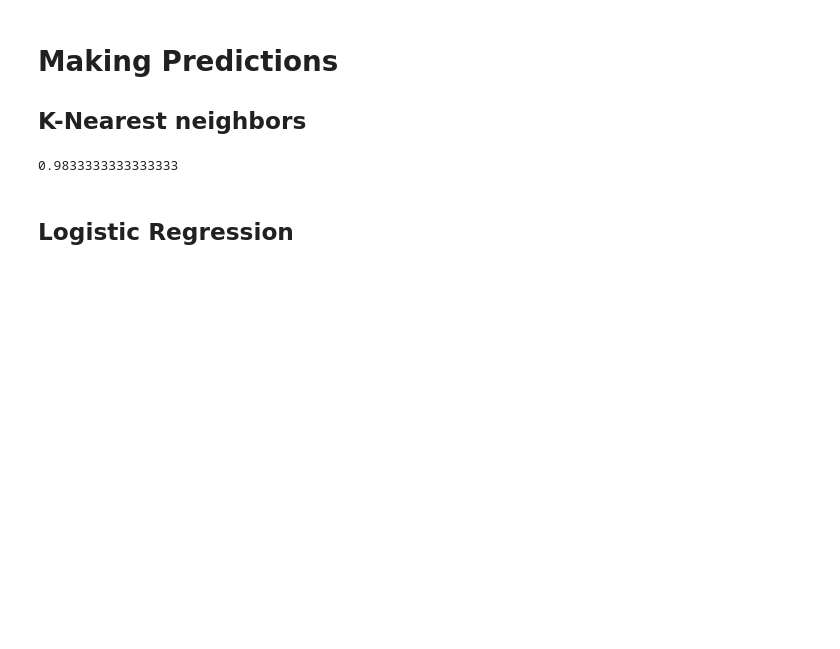
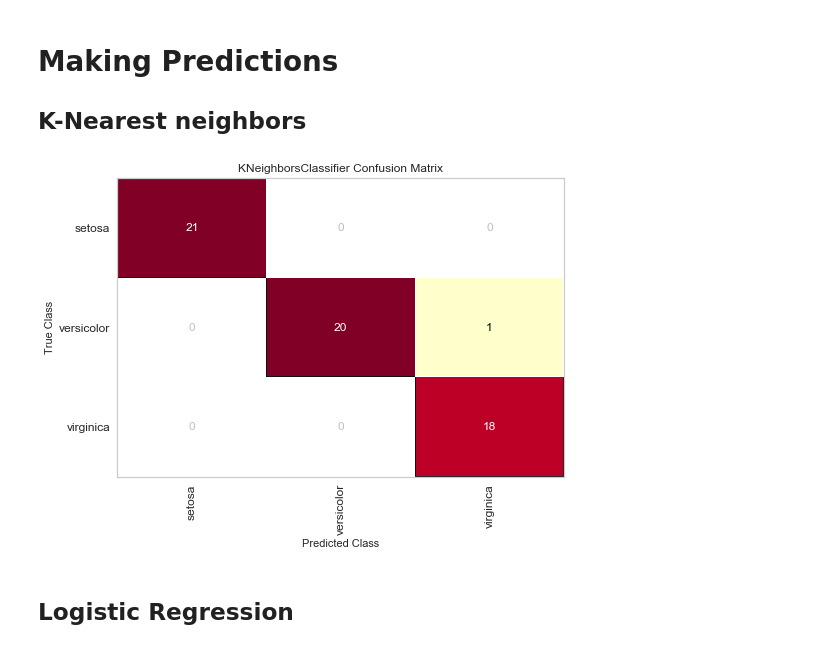
Before and after one commit to lacanlale/iris, a Jupyter notebook: iris-dataset-eda.ipynb, the cells around one changed output. Cells and saved outputs as stored; diff of their text form; code cells hidden in the pictures; blank space fills up the shorter version.

Commit message:
Added confusion matrices

```diff
--- a/iris-dataset-eda.ipynb
+++ b/iris-dataset-eda.ipynb
@@ -100,17 +103,27 @@ plt.show()
 # %%
 from sklearn.cross_validation import train_test_split
+
+def gen_cf(model):
+    cm = ConfusionMatrix(model, classes=data.target_names, label_encoder={0: 'setosa', 1: 'versicolor', 2: 'virginica'})
+    cm.fit(X_train, y_train)
+    cm.score(X_test, y_test)
+    cm.poof()
+
+
 X = data.data
 y = data.target
 
+accuracy = {}
 X_train, X_test, y_train, y_test = train_test_split(X, y, test_size=0.4)
 # %%
 from sklearn.neighbors import KNeighborsClassifier
 # %%
 knn = KNeighborsClassifier(n_neighbors=5)
 knn.fit(X_train, y_train)
-knn.score(X_test, y_test)
+gen_cf(knn)
+accuracy['knn'] = knn.score(X_test, y_test)
 # %% [output]
-0.9833333333333333
+[figure, added]
 # %% [markdown]
 ## Logistic Regression
 # %%
```
Also changed, not shown: parts of 9 cells of this notebook.
